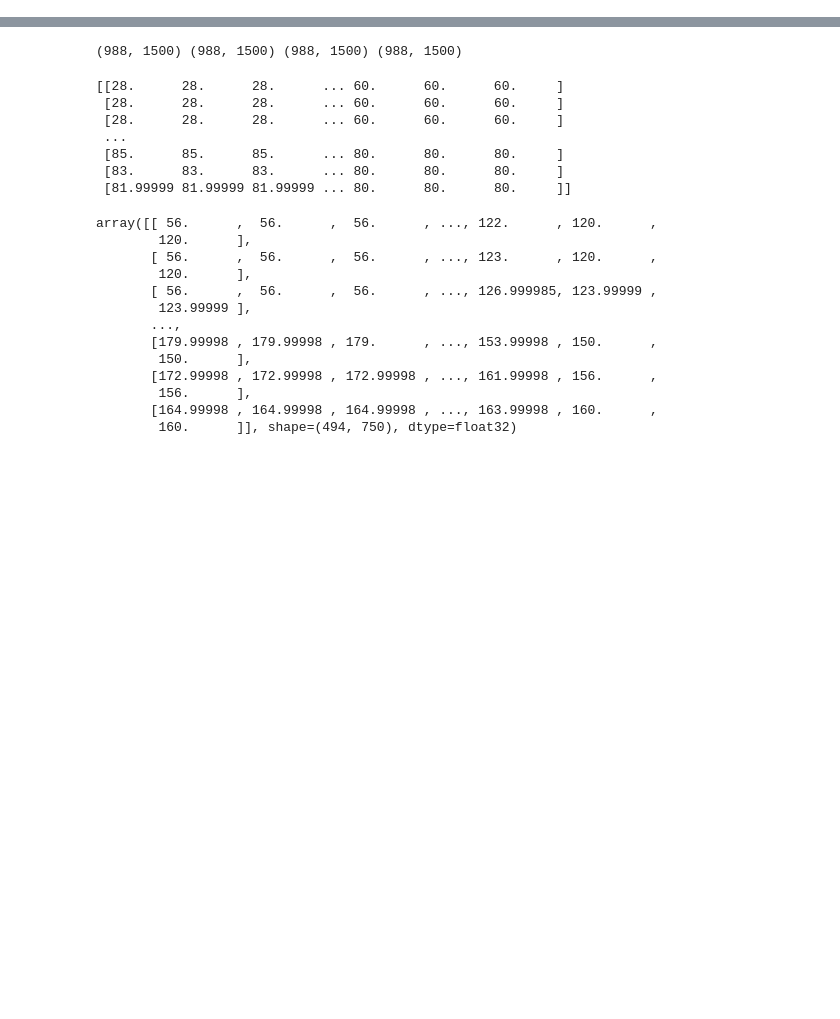
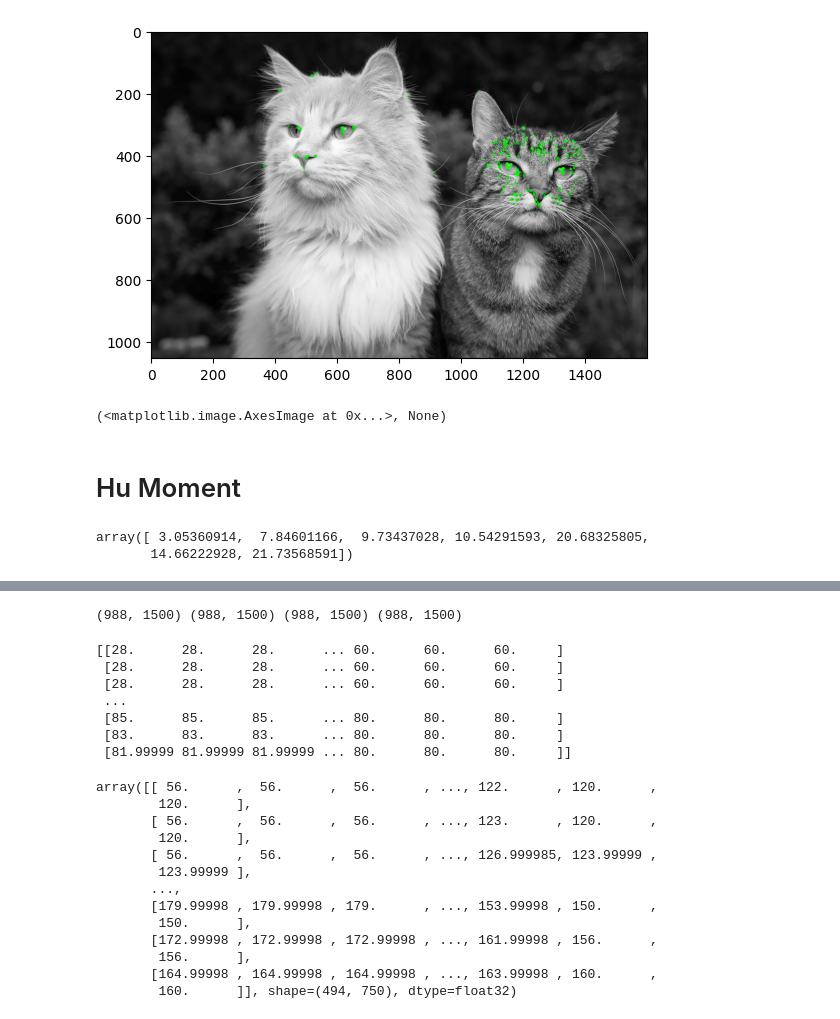
Before and after one commit to noobrs/ip-notebook, a Jupyter notebook: ip-z.ipynb, the cells around one changed output, grey strips where cells are left out. Saved outputs shown, nothing was run; the diff lists cells and outputs as text; code cells hidden in the pictures; blank space fills up the shorter version.

```diff
--- a/ip-z.ipynb
+++ b/ip-z.ipynb
@@ -0,0 +40,47 @@
+# %%
+import numpy as np
+import cv2 as cv
+from matplotlib import pyplot as plt
+img = cv.imread('images/cat.webp',0)
+# Initiate ORB detector
+orb = cv.ORB_create()
+
+# find the keypoints with ORB
+kp = orb.detect(img,None)
+
+# compute the descriptors with ORB
+kp, des = orb.compute(img, kp)
+
+# draw only keypoints location,not size and orientation
+img2 = cv.drawKeypoints(img, kp, None, color=(0,255,0), flags=0)
+plt.imshow(img2), plt.show()
+# %% [output]
+[figure, added]
+(<matplotlib.image.AxesImage at 0x...>, None)
+# %% [markdown]
+# Hu Moment
+# %%
+import cv2
+import numpy as np
+
+def hu_invariants(img_bgr, binarize=True):
+    # Work on a mask or grayscale; for shapes, a binary mask is best.
+    gray = cv2.cvtColor(img_bgr, cv2.COLOR_BGR2GRAY)
+    if binarize:
+        # Otsu to separate foreground/background
+        _, bw = cv2.threshold(gray, 0, 255, cv2.THRESH_BINARY+cv2.THRESH_OTSU)
+        src = bw
+    else:
+        src = gray
+
+    # Compute spatial moments, then Hu invariants
+    M  = cv2.moments(src)
+    hu = cv2.HuMoments(M).flatten()
+    # Log transform for numeric stability & scale
+    hu_log = -np.sign(hu) * np.log10(np.abs(hu) + 1e-30)
+    return hu_log  # 7-D vector
+
+hu_invariants(cv2.imread('images/cat.webp'))
+# %% [output]
+array([ 3.05360914,  7.84601166,  9.73437028, 10.54291593, 20.68325805,
+       14.66222928, 21.73568591])
```
Also changed, not shown: parts of 7 cells of this notebook, 52 other files.
